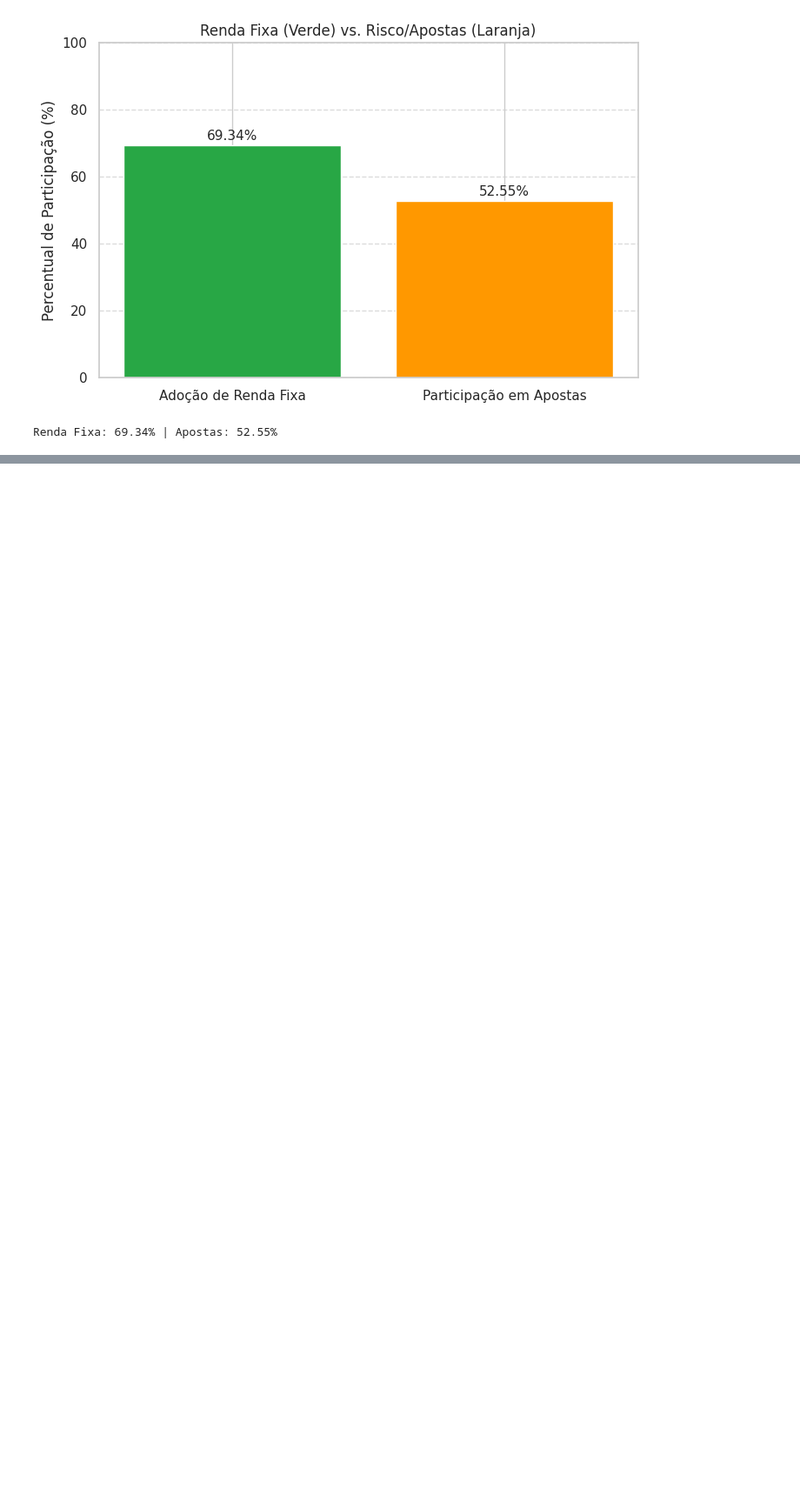
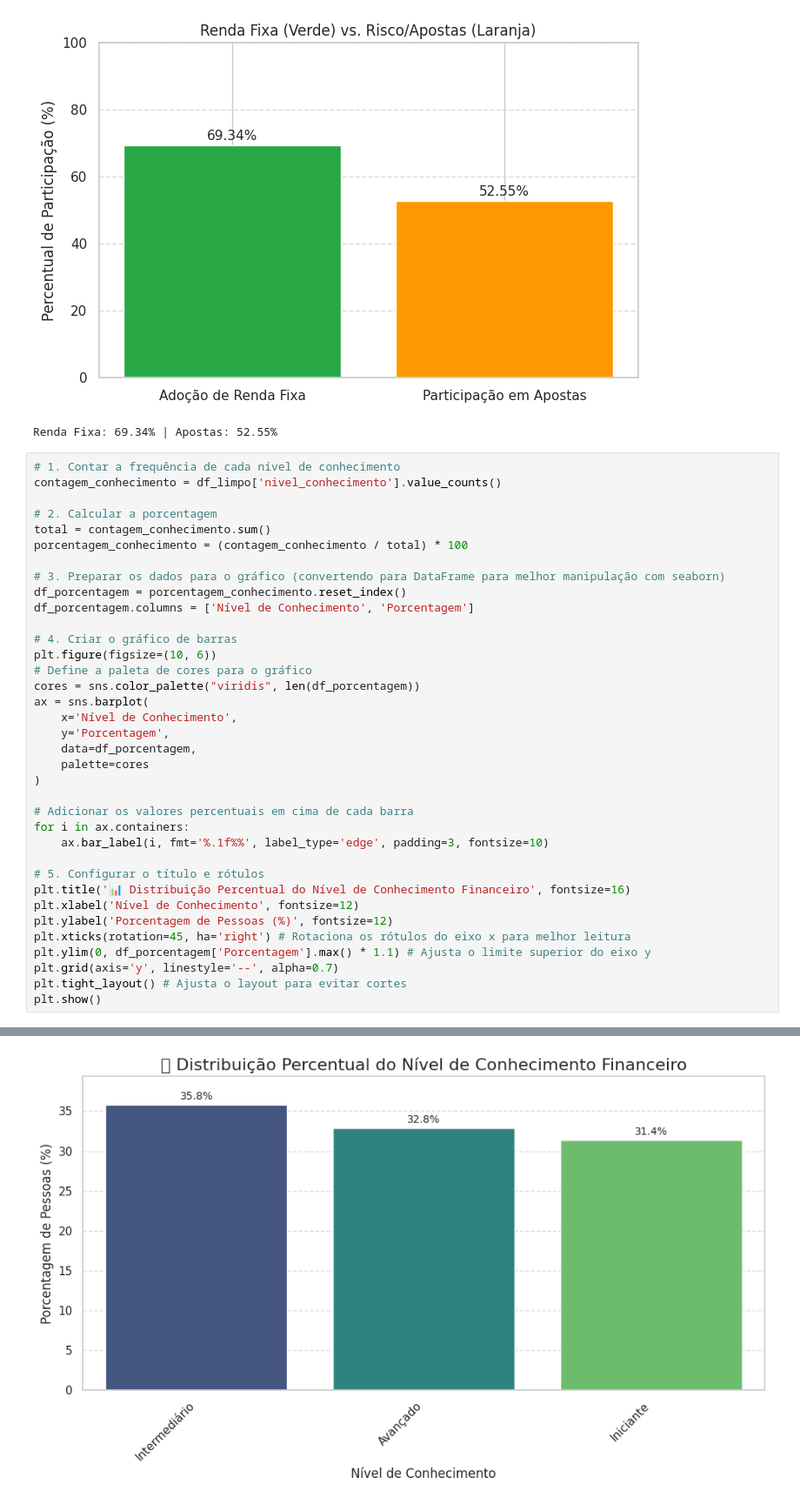
Before and after one commit to brunolmars/PI-I-Ciencia-da-Computacao, a Jupyter notebook: database/Data_forms.ipynb, the cells around one changed output, grey strips where cells are left out. Shown at 87% size. Saved outputs shown, nothing was run; the diff lists cells and outputs as text; blank space fills up the shorter version.

```diff
--- a/database/Data_forms.ipynb
+++ b/database/Data_forms.ipynb
@@ -726,3 +726,40 @@ print(f"Renda Fixa: {taxa_renda_fixa:.2f}% | Apostas: {taxa_apostas:.2f}%")
 # %% [output]
 [figure]
 Renda Fixa: 69.34% | Apostas: 52.55%
+# %%
+# 1. Contar a frequência de cada nível de conhecimento
+contagem_conhecimento = df_limpo['nivel_conhecimento'].value_counts()
+
+# 2. Calcular a porcentagem
+total = contagem_conhecimento.sum()
+porcentagem_conhecimento = (contagem_conhecimento / total) * 100
+
+# 3. Preparar os dados para o gráfico (convertendo para DataFrame para melhor manipulação com seaborn)
+df_porcentagem = porcentagem_conhecimento.reset_index()
+df_porcentagem.columns = ['Nível de Conhecimento', 'Porcentagem']
+
+# 4. Criar o gráfico de barras
+plt.figure(figsize=(10, 6))
+# Define a paleta de cores para o gráfico
+cores = sns.color_palette("viridis", len(df_porcentagem))
+ax = sns.barplot(
+    x='Nível de Conhecimento',
+    y='Porcentagem',
+    data=df_porcentagem,
+    palette=cores
+)
+
+# Adicionar os valores percentuais em cima de cada barra
+for i in ax.containers:
+    ax.bar_label(i, fmt='%.1f%%', label_type='edge', padding=3, fontsize=10)
+
+# 5. Configurar o título e rótulos
+plt.title('📊 Distribuição Percentual do Nível de Conhecimento Financeiro', fontsize=16)
+plt.xlabel('Nível de Conhecimento', fontsize=12)
+plt.ylabel('Porcentagem de Pessoas (%)', fontsize=12)
+plt.xticks(rotation=45, ha='right') # Rotaciona os rótulos do eixo x para melhor leitura
+plt.ylim(0, df_porcentagem['Porcentagem'].max() * 1.1) # Ajusta o limite superior do eixo y
+plt.grid(axis='y', linestyle='--', alpha=0.7)
+plt.tight_layout() # Ajusta o layout para evitar cortes
+plt.show()
+# %% [output]
@@ -728,0 +769 @@ Renda Fixa: 69.34% | Apostas: 52.55%
+[figure, added]
```
Also changed, not shown: parts of 1 cell of this notebook.
